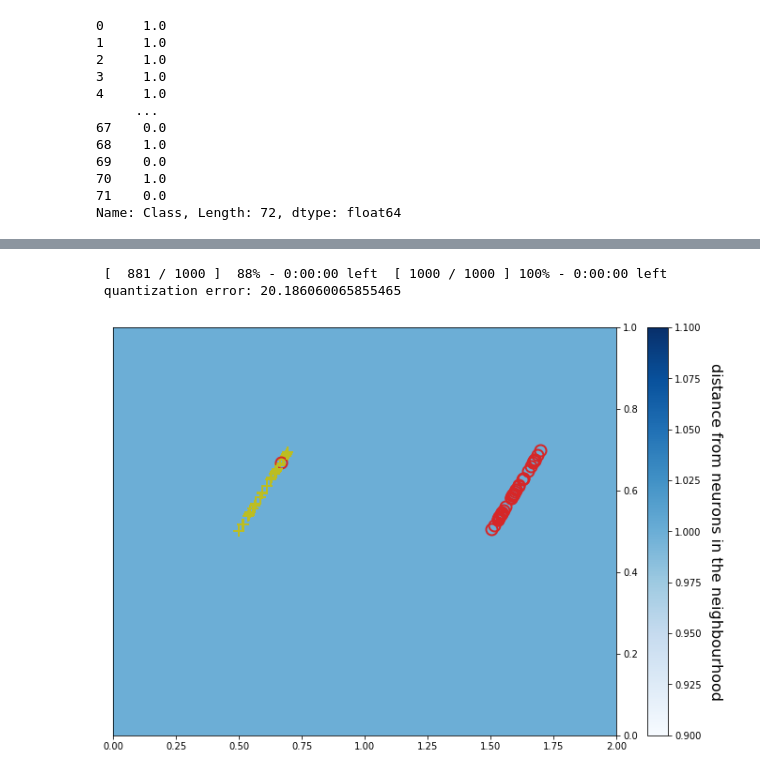
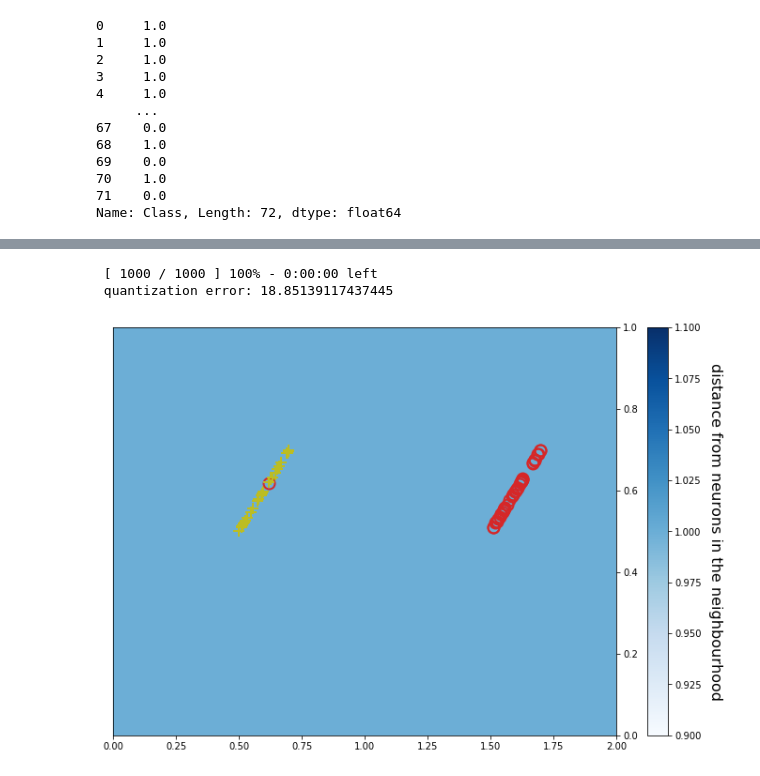
Before and after one commit to Janbinkowski96/CLL_analysis, a Jupyter notebook: CLL_SOM/SOM.ipynb, the cells around one changed output, grey strips where cells are left out. Drawn from its saved outputs; the diff is of its cells as text; code cells hidden in the pictures.

```diff
--- a/CLL_SOM/SOM.ipynb
+++ b/CLL_SOM/SOM.ipynb
@@ -52,7 +55,7 @@ features_space.shape
 # %%
-grid = 5 * features_space.shape[0]**0.5
+grid = 5 * ca_features_space.shape[0]**0.5
 grid = int(round(grid ** 0.5, 0))
-dim = features_space.shape[1]
+dim = ca_features_space.shape[1]
 # %%
 som = MiniSom(grid, grid,
               input_len=dim,
@@ -60,6 +63,6 @@ som = MiniSom(grid, grid,
               learning_rate=1,
              random_seed=101) # initialization of SOM
 # %%
-som.random_weights_init(features_space)
-som.train(features_space, 1000, verbose=True)
+som.random_weights_init(ca_features_space)
+som.train(ca_features_space, 1000, verbose=True)
 # %% [output]
@@ -91,7 +94,7 @@ fig, ax = plt.subplots(figsize=(12, 8))
 x = ax.pcolor(som.distance_map().T, cmap='Blues')
 fig.colorbar(mappable=x)
 
-for cnt, xx in enumerate(features_space):
+for cnt, xx in enumerate(ca_features_space):
     w = som.winner(xx)  # getting the winner
 
     # palce a marker on the winning position for the sample xx
@@ -133,39 +135,39 @@ som = MiniSom(2, 1,
               learning_rate=1,
              random_seed=101) # initialization of SOM
 
-som.random_weights_init(features_space)
-som.train(features_space, 1000, verbose=True)
+som.random_weights_init(ca_features_space)
+som.train(ca_features_space, 1000, verbose=True)
 # %% [output]
- [  881 / 1000 ]  88% - 0:00:00 left  [ 1000 / 1000 ] 100% - 0:00:00 left
- quantization error: 20.186060065855465
+ [ 1000 / 1000 ] 100% - 0:00:00 left
+ quantization error: 18.85139117437445
 # %%
 markers = ['o', '+']
 colors = ['C3', 'C8']
 np.random.seed = 101
 
 fig, ax = plt.subplots(figsize=(12, 8))
 x = ax.pcolor(som.distance_map().T, cmap='Blues')
 fig.colorbar(mappable=x)
 
-for cnt, xx in enumerate(features_space):
+for cnt, xx in enumerate(ca_features_space):
     w = som.winner(xx)  # getting the winner
 
     # palce a marker on the winning position for the sample xx
     r = np.random.random_sample() / 5
     ax.plot(w[0]+0.5 + r, w[1]+0.5 + r, markers[int(target[cnt])], markerfacecolor='None',
              markeredgecolor=colors[int(target[cnt])],
              markersize=12,
              markeredgewidth=2)
 
 
 ax.yaxis.set_label_position("right")
 ax.yaxis.tick_right()
 ax.set_ylabel('distance from neurons in the neighbourhood',
                   rotation=270, fontsize=16, labelpad=90)
 
 plt.show()
 # %% [output]
-[figure, old version]
+[figure, new version]
 # %%
 # Example how SOM works
 # %%
```
Also changed, not shown: parts of 9 cells of this notebook.
